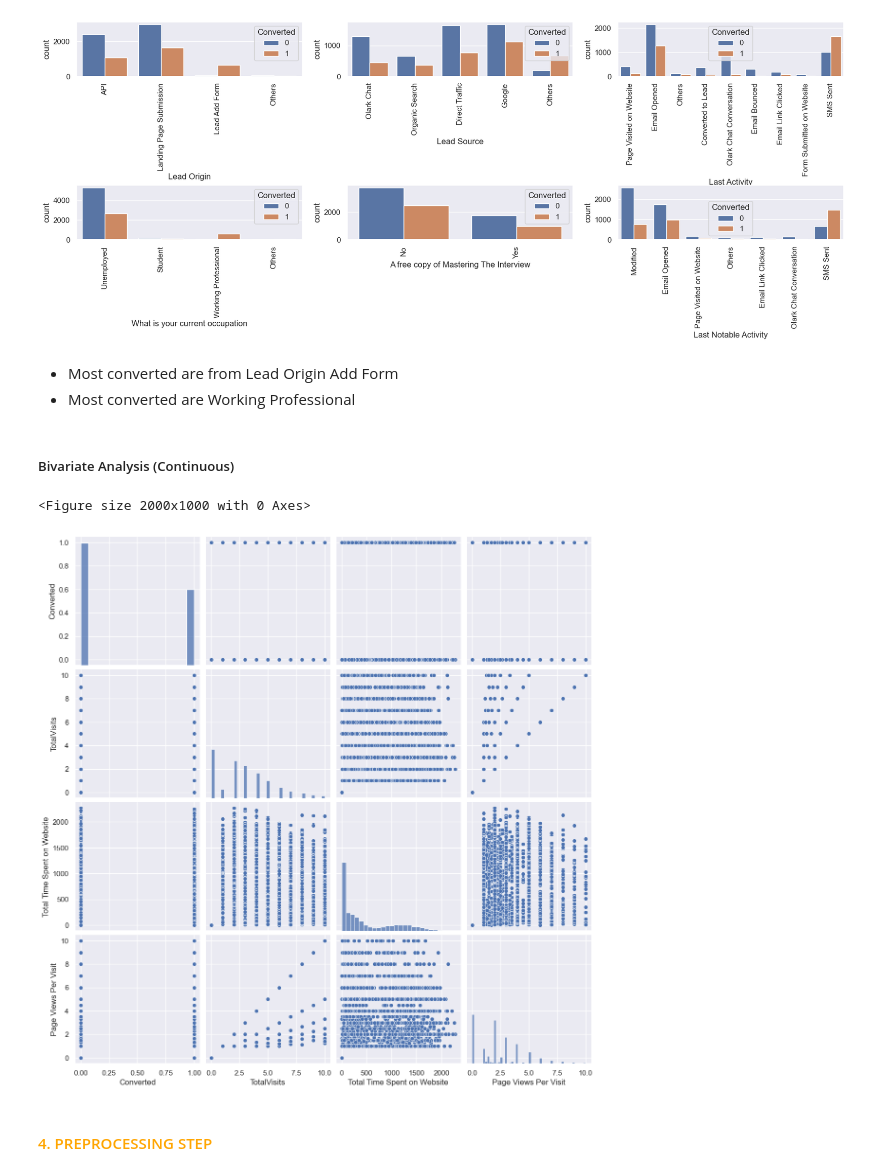
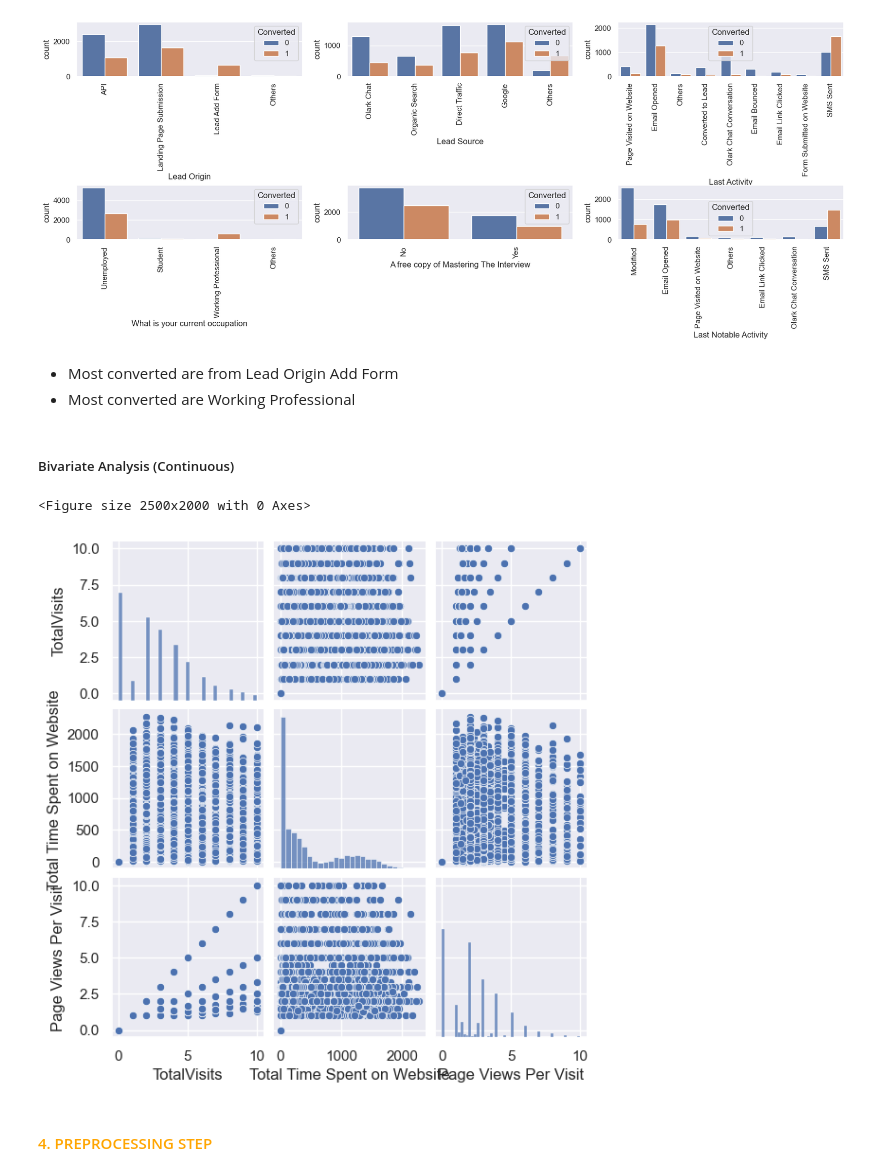
Before and after one commit to rahulgupta0306/Lead_Scoring_Case_Study, a Jupyter notebook: Lead Scoring Python File.ipynb, the cells around one changed output. Cells and saved outputs as stored; diff of their text form; code cells hidden in the pictures.

```diff
--- a/Lead Scoring Python File.ipynb
+++ b/Lead Scoring Python File.ipynb
@@ -953,18 +953,20 @@ for i in range(1,len(categorical_columns)+1):
     sns.countplot(x=categorical_columns[i-1],hue="Converted",data=data)
 # %% [output]
 [figure]
-# %% [markdown]
-* Most converted are from Lead Origin Add Form
-* Most converted are Working Professional
+# %% [markdown]
+* Most converted are from Lead Origin Add Form
+* Most converted are Working Professional
+# %%
+numerical_columns.remove('Converted')
 # %% [markdown]
 ##### Bivariate Analysis (Continuous)
 # %%
-plt.figure(figsize=(20,10))
-sns.pairplot(data[numerical_columns],size=3)
+plt.figure(figsize=(25,20))
+sns.pairplot(data[numerical_columns],size=2)
 plt.show()
 # %% [output]
-<Figure size 2000x1000 with 0 Axes>
+<Figure size 2500x2000 with 0 Axes>
-[figure, old version]
+[figure, new version]
 # %% [markdown]
 #### <font color='orange'> 4. PREPROCESSING STEP </font>
 # %%
```
Also changed, not shown: parts of 69 cells of this notebook, 1 other file.
